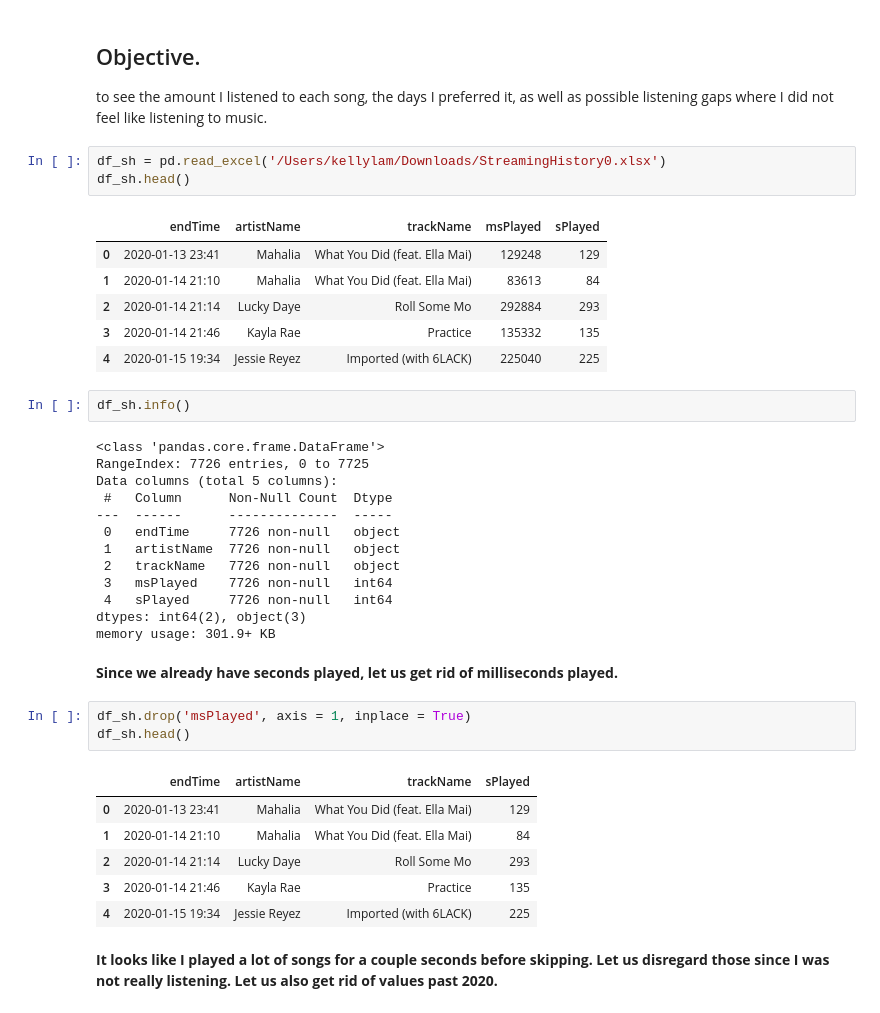
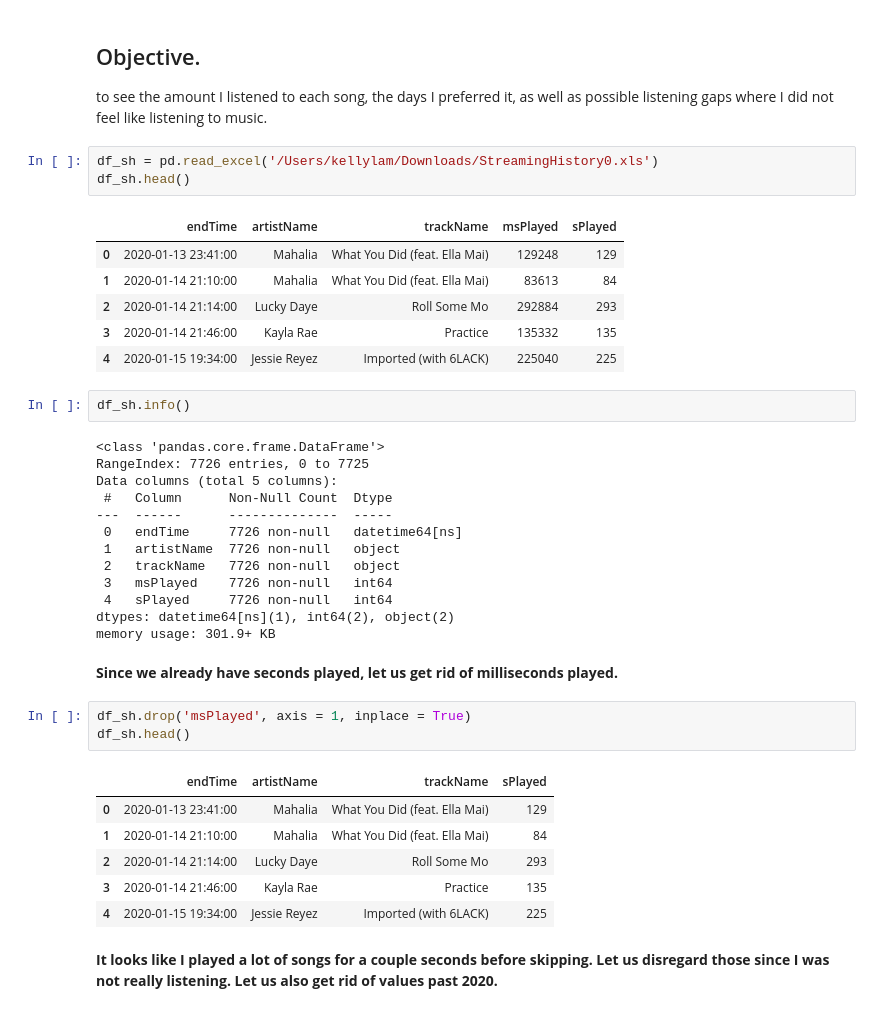
Before and after one commit to kodingwithkelly/OptimalFlowPlaylist, a Jupyter notebook: Spotify Project.ipynb, the cells around one changed output. Cells and saved outputs as stored; diff of their text form.

```diff
--- a/Spotify Project.ipynb
+++ b/Spotify Project.ipynb
@@ -641,15 +648,15 @@ Theis a excel file of my streaming history which was downloaded from a zip suppl
 ## Objective.
 to see the amount I listened to each song, the days I preferred it, as well as possible listening gaps where I did not feel like listening to music.
 # %%
-df_sh = pd.read_excel('/Users/kellylam/Downloads/StreamingHistory0.xlsx')
+df_sh = pd.read_excel('/Users/kellylam/Downloads/StreamingHistory0.xls')
 df_sh.head()
 # %% [output]
 |  | endTime | artistName | trackName | msPlayed | sPlayed |
-| 0 | 2020-01-13 23:41 | Mahalia | What You Did (feat. Ella Mai) | 129248 | 129 |
-| 1 | 2020-01-14 21:10 | Mahalia | What You Did (feat. Ella Mai) | 83613 | 84 |
-| 2 | 2020-01-14 21:14 | Lucky Daye | Roll Some Mo | 292884 | 293 |
-| 3 | 2020-01-14 21:46 | Kayla Rae | Practice | 135332 | 135 |
-| 4 | 2020-01-15 19:34 | Jessie Reyez | Imported (with 6LACK) | 225040 | 225 |
+| 0 | 2020-01-13 23:41:00 | Mahalia | What You Did (feat. Ella Mai) | 129248 | 129 |
+| 1 | 2020-01-14 21:10:00 | Mahalia | What You Did (feat. Ella Mai) | 83613 | 84 |
+| 2 | 2020-01-14 21:14:00 | Lucky Daye | Roll Some Mo | 292884 | 293 |
+| 3 | 2020-01-14 21:46:00 | Kayla Rae | Practice | 135332 | 135 |
+| 4 | 2020-01-15 19:34:00 | Jessie Reyez | Imported (with 6LACK) | 225040 | 225 |
 # %%
 df_sh.info()
 # %% [output]
@@ -658,12 +665,12 @@ RangeIndex: 7726 entries, 0 to 7725
 Data columns (total 5 columns):
  #   Column      Non-Null Count  Dtype
 ---  ------      --------------  -----
- 0   endTime     7726 non-null   object
+ 0   endTime     7726 non-null   datetime64[ns]
  1   artistName  7726 non-null   object
  2   trackName   7726 non-null   object
  3   msPlayed    7726 non-null   int64
  4   sPlayed     7726 non-null   int64
-dtypes: int64(2), object(3)
+dtypes: datetime64[ns](1), int64(2), object(2)
 memory usage: 301.9+ KB
 # %% [markdown]
 **Since we already have seconds played, let us get rid of milliseconds played.**
@@ -672,11 +679,11 @@ df_sh.drop('msPlayed', axis = 1, inplace = True)
 df_sh.head()
 # %% [output]
 |  | endTime | artistName | trackName | sPlayed |
-| 0 | 2020-01-13 23:41 | Mahalia | What You Did (feat. Ella Mai) | 129 |
-| 1 | 2020-01-14 21:10 | Mahalia | What You Did (feat. Ella Mai) | 84 |
-| 2 | 2020-01-14 21:14 | Lucky Daye | Roll Some Mo | 293 |
-| 3 | 2020-01-14 21:46 | Kayla Rae | Practice | 135 |
-| 4 | 2020-01-15 19:34 | Jessie Reyez | Imported (with 6LACK) | 225 |
+| 0 | 2020-01-13 23:41:00 | Mahalia | What You Did (feat. Ella Mai) | 129 |
+| 1 | 2020-01-14 21:10:00 | Mahalia | What You Did (feat. Ella Mai) | 84 |
+| 2 | 2020-01-14 21:14:00 | Lucky Daye | Roll Some Mo | 293 |
+| 3 | 2020-01-14 21:46:00 | Kayla Rae | Practice | 135 |
+| 4 | 2020-01-15 19:34:00 | Jessie Reyez | Imported (with 6LACK) | 225 |
 # %% [markdown]
 **It looks like I played a lot of songs for a couple seconds before skipping. Let us disregard those since I was not really listening. Let us also get rid of values past 2020.**
 # %%
```
Also changed, not shown: parts of 20 cells of this notebook.
